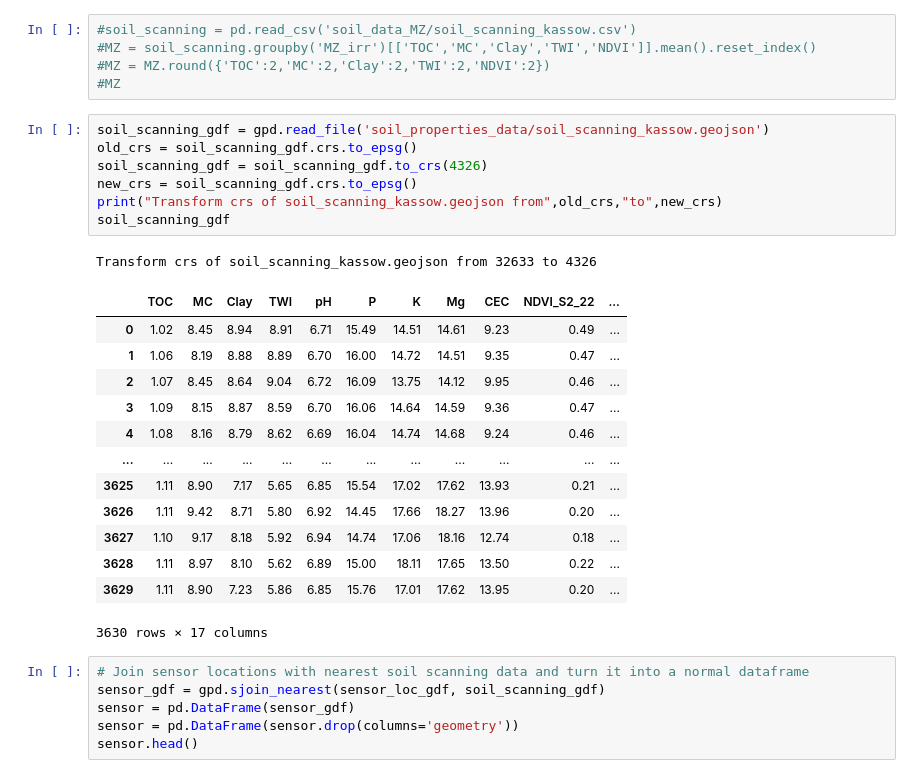
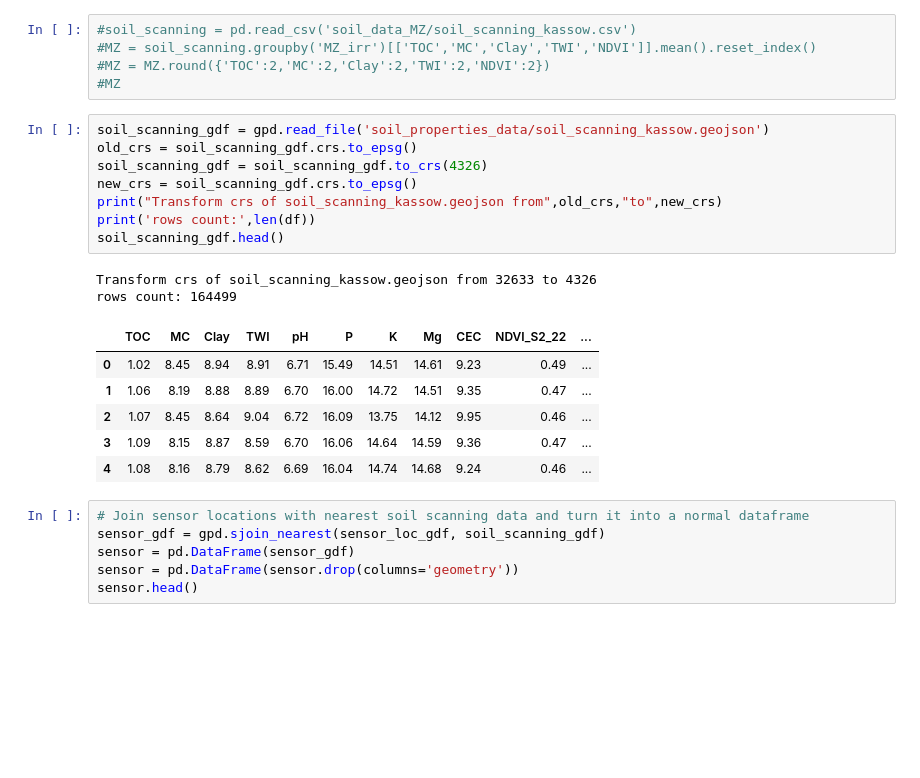
Before and after one commit to AlexSteiger/python_plots, a Jupyter notebook: soil_moisture_zeitreihe.ipynb, the cells around one changed output. Saved outputs shown, nothing was run; the diff lists cells and outputs as text; blank space fills up the shorter version.

```diff
--- a/soil_moisture_zeitreihe.ipynb
+++ b/soil_moisture_zeitreihe.ipynb
@@ -54,25 +49,20 @@ fc.head()
 # %%
 soil_scanning_gdf = gpd.read_file('soil_properties_data/soil_scanning_kassow.geojson')
 old_crs = soil_scanning_gdf.crs.to_epsg()
 soil_scanning_gdf = soil_scanning_gdf.to_crs(4326)
 new_crs = soil_scanning_gdf.crs.to_epsg()
 print("Transform crs of soil_scanning_kassow.geojson from",old_crs,"to",new_crs)
-soil_scanning_gdf
+print('rows count:',len(df))
+soil_scanning_gdf.head()
 # %% [output]
 Transform crs of soil_scanning_kassow.geojson from 32633 to 4326
+rows count: 164499
 |  | TOC | MC | Clay | TWI | pH | P | K | Mg | CEC | NDVI_S2_22 | ... |
 | 0 | 1.02 | 8.45 | 8.94 | 8.91 | 6.71 | 15.49 | 14.51 | 14.61 | 9.23 | 0.49 | ... |
 | 1 | 1.06 | 8.19 | 8.88 | 8.89 | 6.70 | 16.00 | 14.72 | 14.51 | 9.35 | 0.47 | ... |
 | 2 | 1.07 | 8.45 | 8.64 | 9.04 | 6.72 | 16.09 | 13.75 | 14.12 | 9.95 | 0.46 | ... |
 | 3 | 1.09 | 8.15 | 8.87 | 8.59 | 6.70 | 16.06 | 14.64 | 14.59 | 9.36 | 0.47 | ... |
 | 4 | 1.08 | 8.16 | 8.79 | 8.62 | 6.69 | 16.04 | 14.74 | 14.68 | 9.24 | 0.46 | ... |
-| ... | ... | ... | ... | ... | ... | ... | ... | ... | ... | ... | ... |
-| 3625 | 1.11 | 8.90 | 7.17 | 5.65 | 6.85 | 15.54 | 17.02 | 17.62 | 13.93 | 0.21 | ... |
-| 3626 | 1.11 | 9.42 | 8.71 | 5.80 | 6.92 | 14.45 | 17.66 | 18.27 | 13.96 | 0.20 | ... |
-| 3627 | 1.10 | 9.17 | 8.18 | 5.92 | 6.94 | 14.74 | 17.06 | 18.16 | 12.74 | 0.18 | ... |
-| 3628 | 1.11 | 8.97 | 8.10 | 5.62 | 6.89 | 15.00 | 18.11 | 17.65 | 13.50 | 0.22 | ... |
-| 3629 | 1.11 | 8.90 | 7.23 | 5.86 | 6.85 | 15.76 | 17.01 | 17.62 | 13.95 | 0.20 | ... |
-3630 rows × 17 columns
 # %%
 # Join sensor locations with nearest soil scanning data and turn it into a normal dataframe
 sensor_gdf = gpd.sjoin_nearest(sensor_loc_gdf, soil_scanning_gdf)
```
Also changed, not shown: parts of 2 cells of this notebook, 3 other files.
